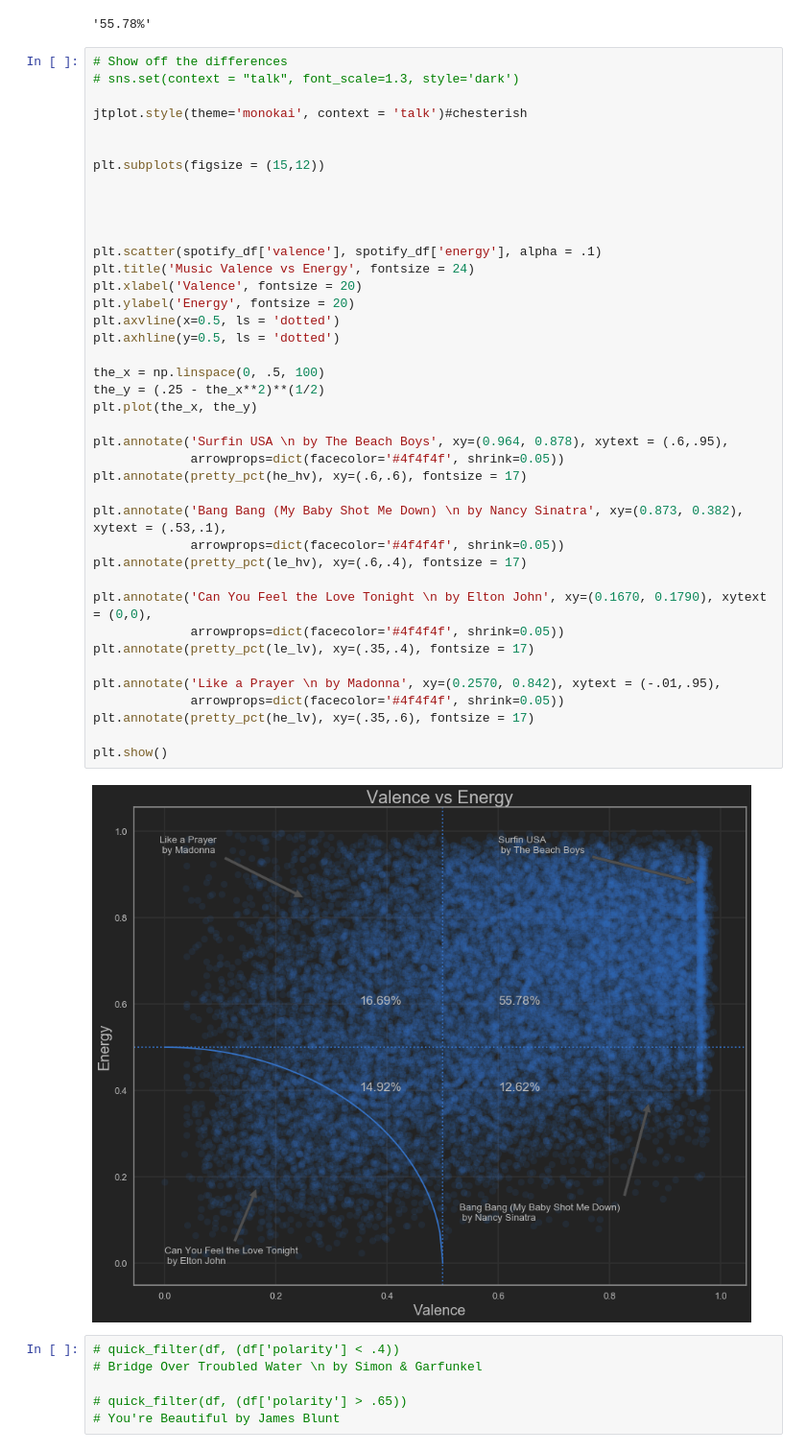
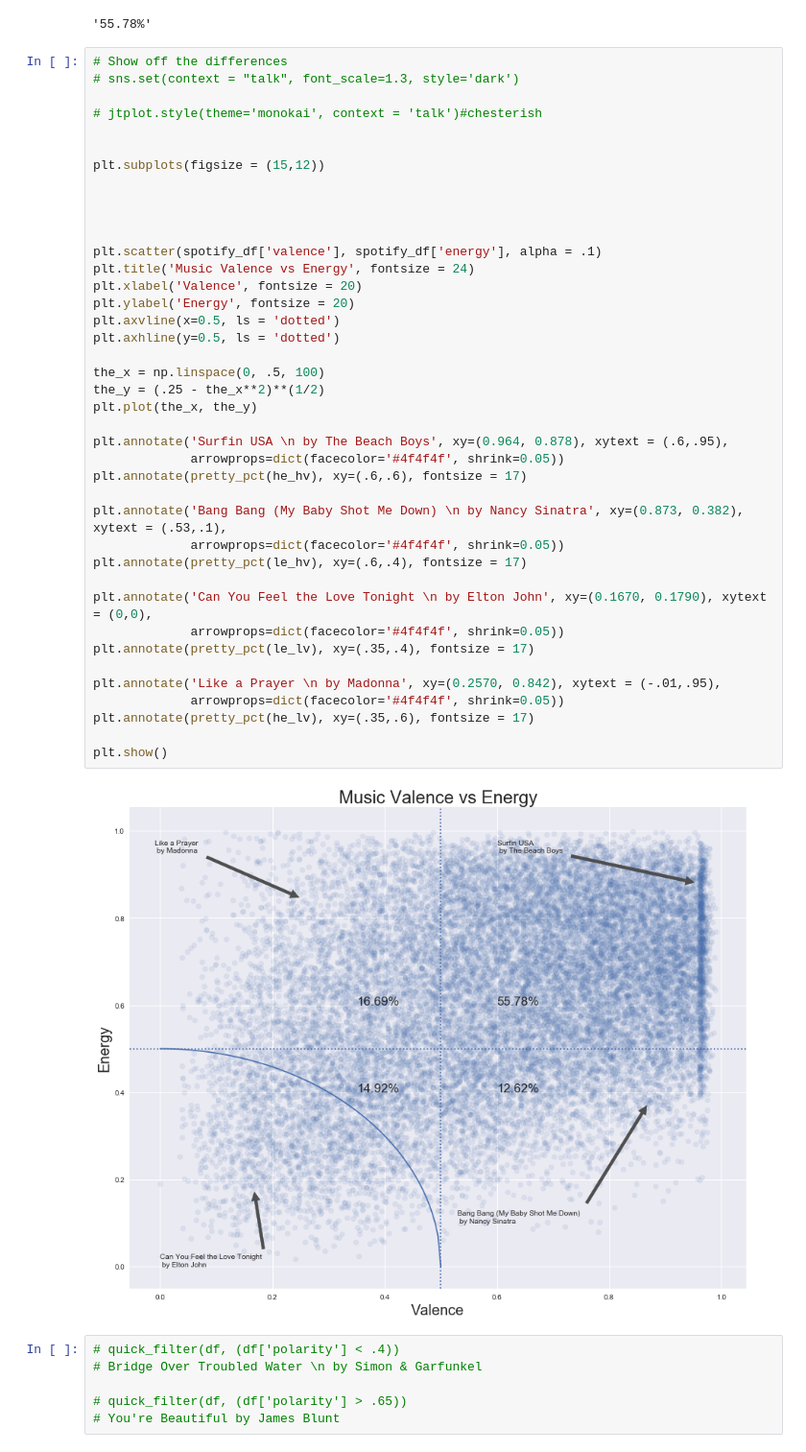
Before and after one commit to akraemer007/what_exactly_are_we_turning_down_for_again, a Jupyter notebook: EDA/eda.ipynb, the cells around one changed output. Shown at 96% size. Saved outputs shown, nothing was run; the diff lists cells and outputs as text.

```diff
--- a/EDA/eda.ipynb
+++ b/EDA/eda.ipynb
@@ -152,7 +127,7 @@ pretty_pct(he_hv)
 # Show off the differences
 # sns.set(context = "talk", font_scale=1.3, style='dark')
 
-jtplot.style(theme='monokai', context = 'talk')#chesterish
+# jtplot.style(theme='monokai', context = 'talk')#chesterish
 
 
 plt.subplots(figsize = (15,12))
@@ -162,34 +137,34 @@ plt.subplots(figsize = (15,12))
 
 plt.scatter(spotify_df['valence'], spotify_df['energy'], alpha = .1)
 plt.title('Music Valence vs Energy', fontsize = 24)
 plt.xlabel('Valence', fontsize = 20)
 plt.ylabel('Energy', fontsize = 20)
 plt.axvline(x=0.5, ls = 'dotted')
 plt.axhline(y=0.5, ls = 'dotted')
 
 the_x = np.linspace(0, .5, 100)
 the_y = (.25 - the_x**2)**(1/2)
 plt.plot(the_x, the_y)
 
 plt.annotate('Surfin USA \n by The Beach Boys', xy=(0.964, 0.878), xytext = (.6,.95),
              arrowprops=dict(facecolor='#4f4f4f', shrink=0.05))
 plt.annotate(pretty_pct(he_hv), xy=(.6,.6), fontsize = 17)
 
 plt.annotate('Bang Bang (My Baby Shot Me Down) \n by Nancy Sinatra', xy=(0.873, 0.382), xytext = (.53,.1),
              arrowprops=dict(facecolor='#4f4f4f', shrink=0.05))
 plt.annotate(pretty_pct(le_hv), xy=(.6,.4), fontsize = 17)
 
 plt.annotate('Can You Feel the Love Tonight \n by Elton John', xy=(0.1670, 0.1790), xytext = (0,0),
              arrowprops=dict(facecolor='#4f4f4f', shrink=0.05))
 plt.annotate(pretty_pct(le_lv), xy=(.35,.4), fontsize = 17)
 
 plt.annotate('Like a Prayer \n by Madonna', xy=(0.2570, 0.842), xytext = (-.01,.95),
              arrowprops=dict(facecolor='#4f4f4f', shrink=0.05))
 plt.annotate(pretty_pct(he_lv), xy=(.35,.6), fontsize = 17)
 
 plt.show()
 # %% [output]
-[figure, old version]
+[figure, new version]
 # %%
 # quick_filter(df, (df['polarity'] < .4))
 # Bridge Over Troubled Water \n by Simon & Garfunkel
```
Also changed, not shown: parts of 32 cells of this notebook, 1 other file.
